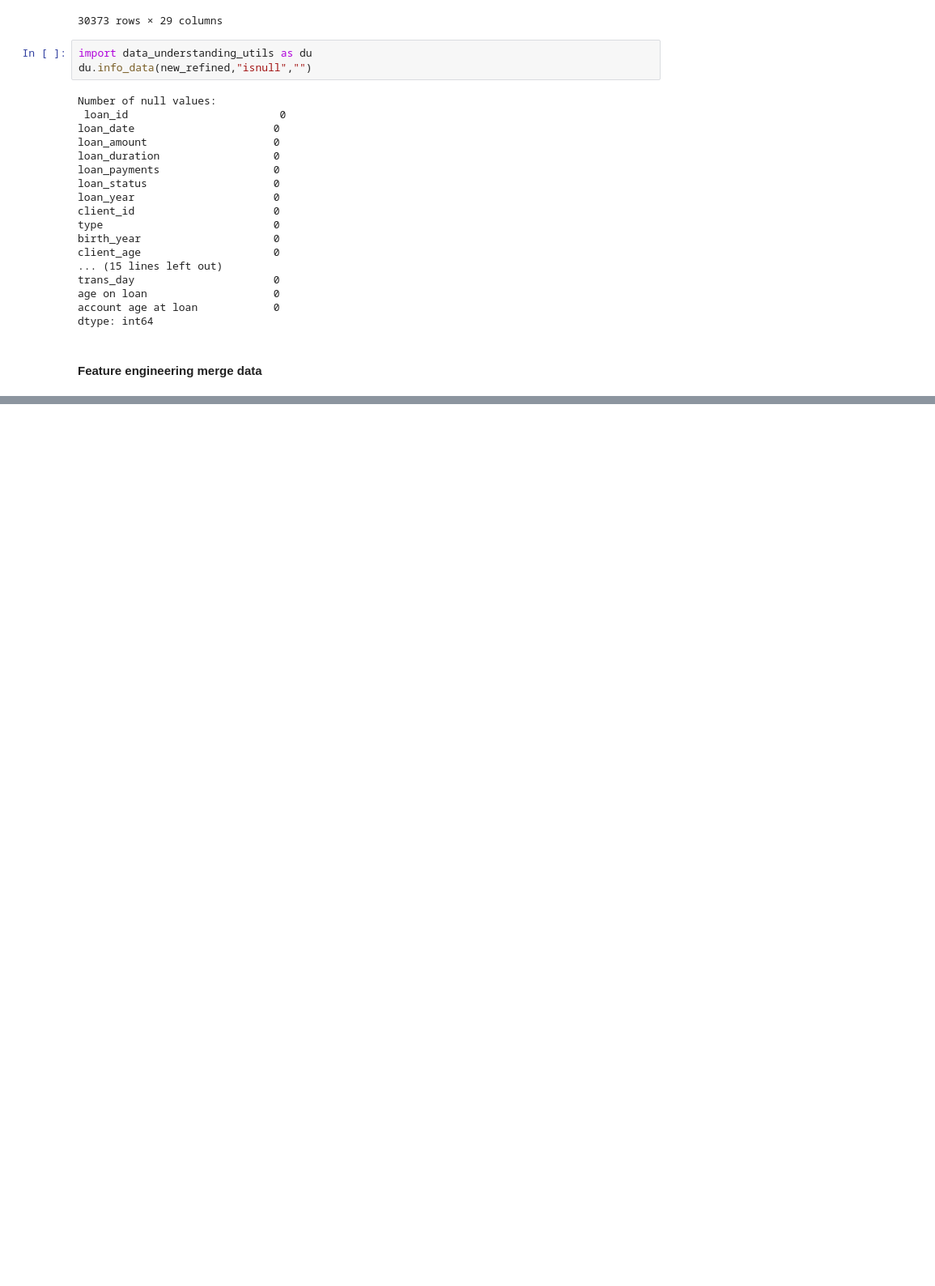
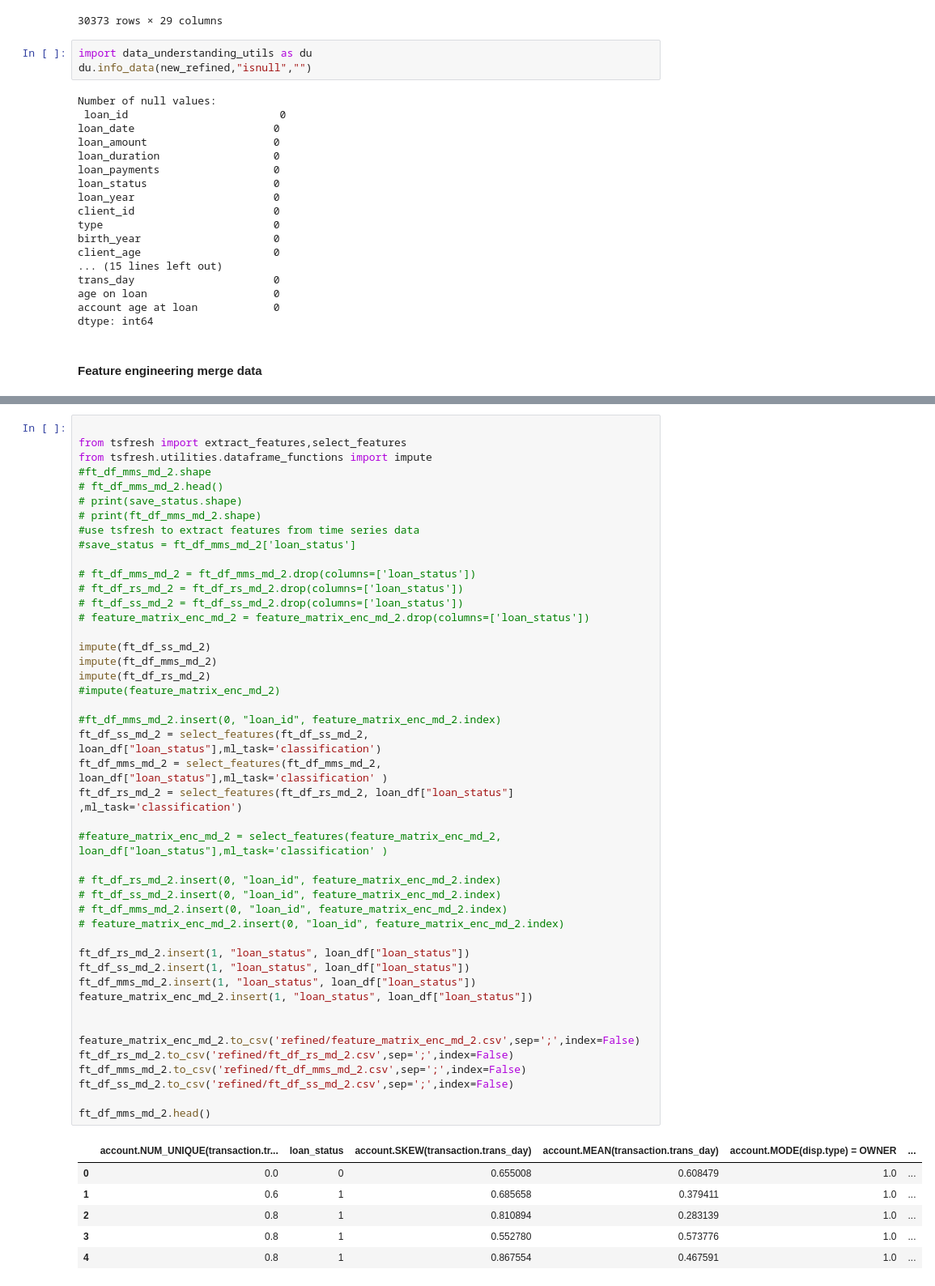
Before and after one commit to BernardoFerreira00/AC-Project, a Jupyter notebook: Notebooks/crisp_dm_sprint_3_4/data processing.ipynb, the cells around one changed output, grey strips where cells are left out. Shown at 81% size. Cells and saved outputs as stored; diff of their text form; blank space fills up the shorter version.

```diff
--- a/Notebooks/crisp_dm_sprint_3_4/data processing.ipynb
+++ b/Notebooks/crisp_dm_sprint_3_4/data processing.ipynb
@@ -491,0 +505,52 @@ Elapsed: 00:00 | Progress: 100%|██████████
+# %%
+
+from tsfresh import extract_features,select_features
+from tsfresh.utilities.dataframe_functions import impute
+#ft_df_mms_md_2.shape
+# ft_df_mms_md_2.head()
+# print(save_status.shape)
+# print(ft_df_mms_md_2.shape)
+#use tsfresh to extract features from time series data
+#save_status = ft_df_mms_md_2['loan_status']
+
+# ft_df_mms_md_2 = ft_df_mms_md_2.drop(columns=['loan_status'])
+# ft_df_rs_md_2 = ft_df_rs_md_2.drop(columns=['loan_status'])
+# ft_df_ss_md_2 = ft_df_ss_md_2.drop(columns=['loan_status'])
+# feature_matrix_enc_md_2 = feature_matrix_enc_md_2.drop(columns=['loan_status'])
+
+impute(ft_df_ss_md_2)
+impute(ft_df_mms_md_2)
+impute(ft_df_rs_md_2)
+#impute(feature_matrix_enc_md_2)
+
+#ft_df_mms_md_2.insert(0, "loan_id", feature_matrix_enc_md_2.index)
+ft_df_ss_md_2 = select_features(ft_df_ss_md_2, loan_df["loan_status"],ml_task='classification')
+ft_df_mms_md_2 = select_features(ft_df_mms_md_2, loan_df["loan_status"],ml_task='classification' )
+ft_df_rs_md_2 = select_features(ft_df_rs_md_2, loan_df["loan_status"] ,ml_task='classification')
+
+#feature_matrix_enc_md_2 = select_features(feature_matrix_enc_md_2, loan_df["loan_status"],ml_task='classification' )
+
+# ft_df_rs_md_2.insert(0, "loan_id", feature_matrix_enc_md_2.index)
+# ft_df_ss_md_2.insert(0, "loan_id", feature_matrix_enc_md_2.index)
+# ft_df_mms_md_2.insert(0, "loan_id", feature_matrix_enc_md_2.index)
+# feature_matrix_enc_md_2.insert(0, "loan_id", feature_matrix_enc_md_2.index)
+
+ft_df_rs_md_2.insert(1, "loan_status", loan_df["loan_status"])
+ft_df_ss_md_2.insert(1, "loan_status", loan_df["loan_status"])
+ft_df_mms_md_2.insert(1, "loan_status", loan_df["loan_status"])
+feature_matrix_enc_md_2.insert(1, "loan_status", loan_df["loan_status"])
+
+
+feature_matrix_enc_md_2.to_csv('refined/feature_matrix_enc_md_2.csv',sep=';',index=False)
+ft_df_rs_md_2.to_csv('refined/ft_df_rs_md_2.csv',sep=';',index=False)
+ft_df_mms_md_2.to_csv('refined/ft_df_mms_md_2.csv',sep=';',index=False)
+ft_df_ss_md_2.to_csv('refined/ft_df_ss_md_2.csv',sep=';',index=False)
+
+ft_df_mms_md_2.head()
+# %% [output]
+|  | account.NUM_UNIQUE(transaction.tr... | loan_status | account.SKEW(transaction.trans_day) | account.MEAN(transaction.trans_day) | account.MODE(disp.type) = OWNER | ... |
+| 0 | 0.0 | 0 | 0.655008 | 0.608479 | 1.0 | ... |
+| 1 | 0.6 | 1 | 0.685658 | 0.379411 | 1.0 | ... |
+| 2 | 0.8 | 1 | 0.810894 | 0.283139 | 1.0 | ... |
+| 3 | 0.8 | 1 | 0.552780 | 0.573776 | 1.0 | ... |
+| 4 | 0.8 | 1 | 0.867554 | 0.467591 | 1.0 | ... |
```
Also changed, not shown: parts of 7 cells of this notebook, 18 other files.
